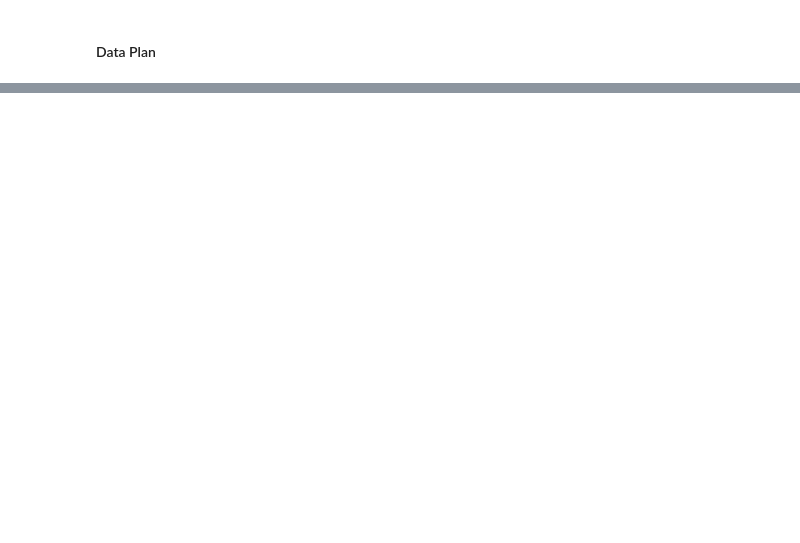
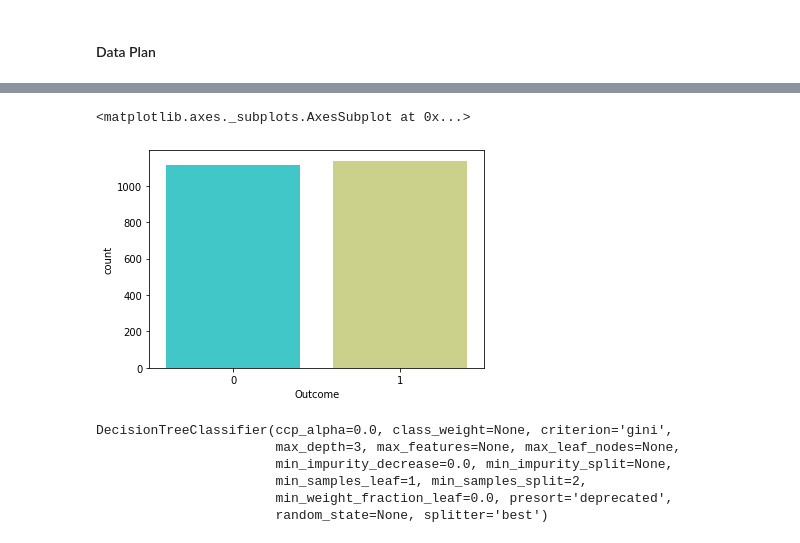
Before and after one commit to deniszgonjanin/ncaa2020, a Jupyter notebook: Mens_NCAA.ipynb, the cells around one changed output, grey strips where cells are left out. Cells and saved outputs as stored; diff of their text form; code cells hidden in the pictures; blank space fills up the shorter version.

Commit message:
baseline model and stats

```diff
--- a/Mens_NCAA.ipynb
+++ b/Mens_NCAA.ipynb
@@ -125,3 +124,7 @@ One row per matchup per season - NCAA
 ## 0 - if the team with the lower team # loses
 ## output_probability = prob(1) = probability that the team with lower team number wins
 ### Lowerteamid_Higherteamid_yr: P(Lowerteamid wins)
+# %%
+# Preliminary model
+validation_data = pd.read_csv('cleaned_data/validation_dataset.csv')
+validation_data.head()
@@ -127,0 +138,5 @@ One row per matchup per season - NCAA
+# %%
+temp_data = pd.merge(seed_data, validation_data, left_on=['Season', 'TeamID'], right_on=['Season', 'Team_ID_L'], how='inner')
+prediction_data = pd.merge(seed_data, temp_data, left_on=['Season', 'TeamID'], right_on=['Season', 'Team_ID_H'], how='inner', suffixes=['_H', '_L'])
+prediction_data.drop(['TeamID_H', 'TeamID_L', 'Unnamed: 0'], axis=1, inplace=True)
+prediction_data.sample(10)
@@ -127,0 +155,5 @@ One row per matchup per season - NCAA
+# %%
+sns.countplot(x='Outcome',data=prediction_data,palette='rainbow')
+# %% [output]
+<matplotlib.axes._subplots.AxesSubplot at 0x...>
+[figure, added]
@@ -127,0 +170,10 @@ One row per matchup per season - NCAA
+# %%
+## Build our dtree
+dtree.fit(X_train,y_train)
+# %% [output]
+DecisionTreeClassifier(ccp_alpha=0.0, class_weight=None, criterion='gini',
+                       max_depth=3, max_features=None, max_leaf_nodes=None,
+                       min_impurity_decrease=0.0, min_impurity_split=None,
+                       min_samples_leaf=1, min_samples_split=2,
+                       min_weight_fraction_leaf=0.0, presort='deprecated',
+                       random_state=None, splitter='best')
```
Also changed, not shown: parts of 20 cells of this notebook, 2 other files.
